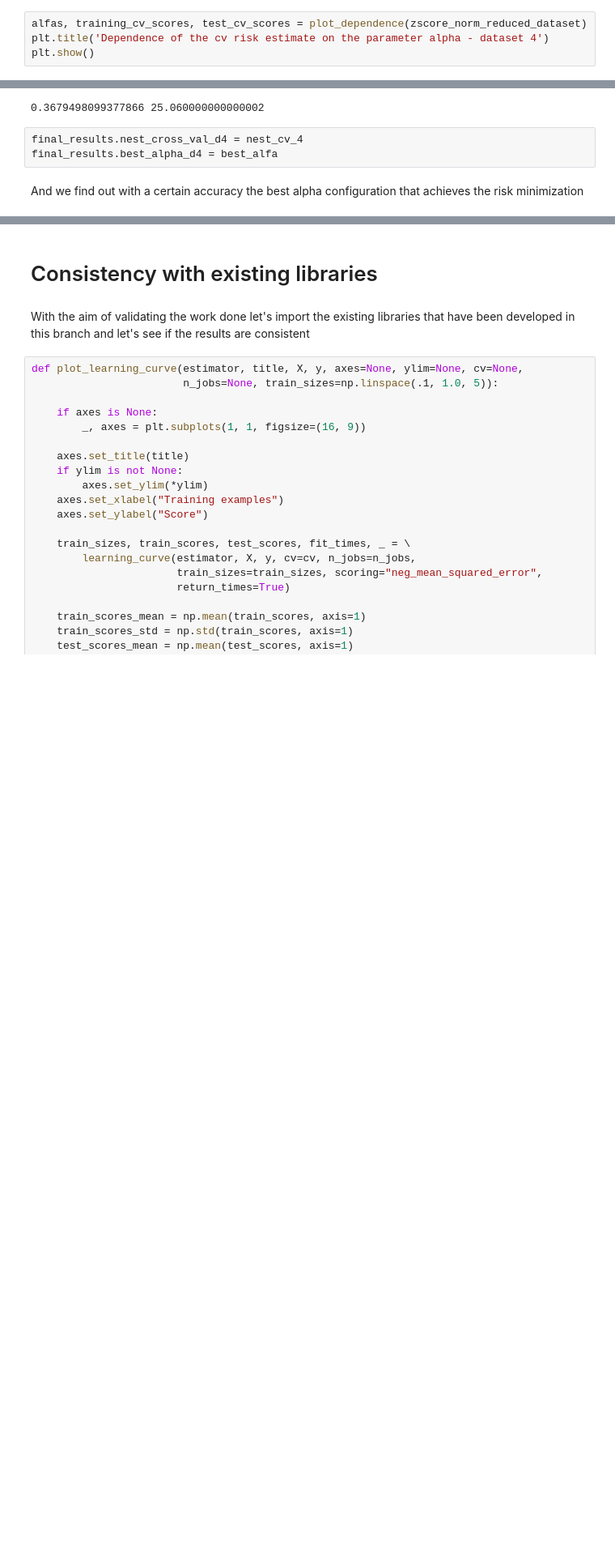
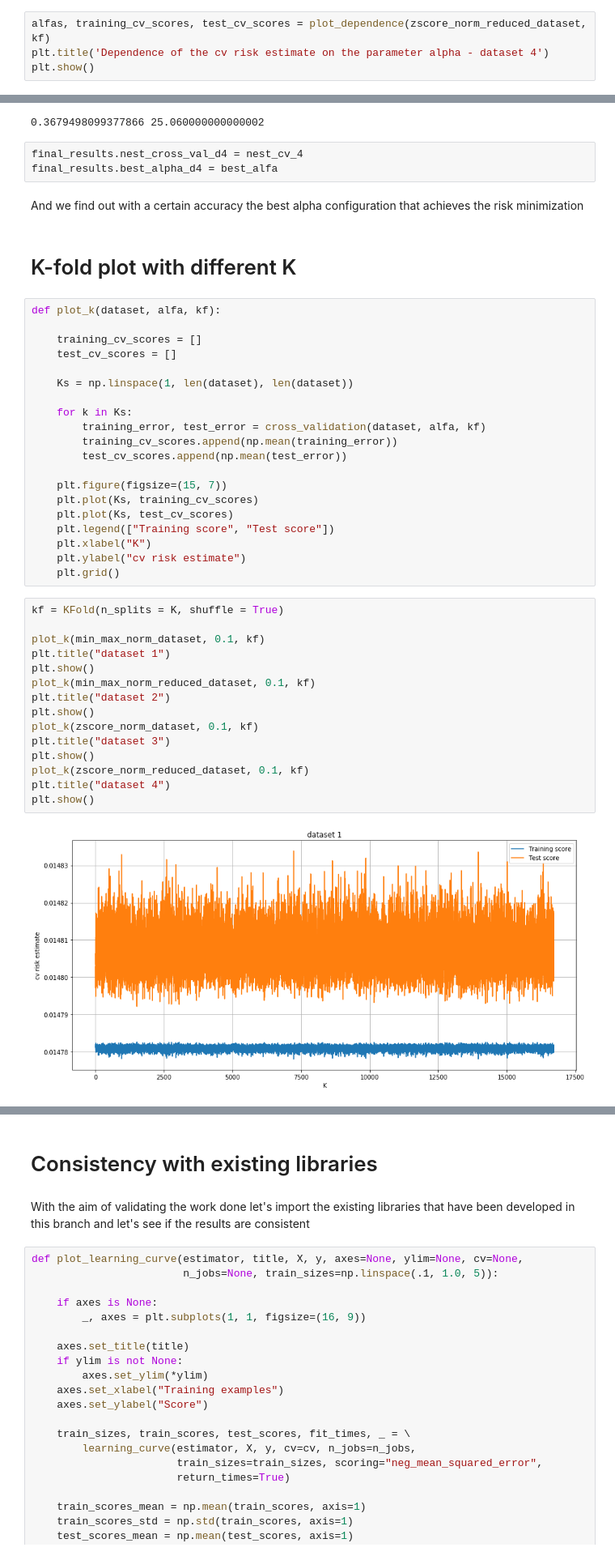
Before and after one commit to iamgiolaga/ridge-regression, a Jupyter notebook: 01_ridgeregression.ipynb, the cells around one changed output, grey strips where cells are left out. Shown at 81% size. Saved outputs shown, nothing was run; the diff lists cells and outputs as text; blank space fills up the shorter version.

```diff
--- a/01_ridgeregression.ipynb
+++ b/01_ridgeregression.ipynb
@@ -598,7 +618,7 @@ print(pearsonr(alfas, training_cv_scores)[0], pearsonr(alfas, test_cv_scores)[0]
 # %% [output]
 0.9959945946047858 0.9952275993543558
 # %%
-alfas, training_cv_scores, test_cv_scores = plot_dependence(zscore_norm_reduced_dataset)
+alfas, training_cv_scores, test_cv_scores = plot_dependence(zscore_norm_reduced_dataset, kf)
 plt.title('Dependence of the cv risk estimate on the parameter alpha - dataset 4')
 plt.show()
 # %% [output]
@@ -844,3 +864,42 @@ final_results.nest_cross_val_d4 = nest_cv_4
 final_results.best_alpha_d4 = best_alfa
 # %% [markdown]
 And we find out with a certain accuracy the best alpha configuration that achieves the risk minimization
+# %% [markdown]
+# K-fold plot with different K
+# %%
+def plot_k(dataset, alfa, kf):
+
+    training_cv_scores = []
+    test_cv_scores = []
+
+    Ks = np.linspace(1, len(dataset), len(dataset))
+
+    for k in Ks:
+        training_error, test_error = cross_validation(dataset, alfa, kf)
+        training_cv_scores.append(np.mean(training_error))
+        test_cv_scores.append(np.mean(test_error))
+
+    plt.figure(figsize=(15, 7))
+    plt.plot(Ks, training_cv_scores)
+    plt.plot(Ks, test_cv_scores)
+    plt.legend(["Training score", "Test score"])
+    plt.xlabel("K")
+    plt.ylabel("cv risk estimate")
+    plt.grid()
+# %%
+kf = KFold(n_splits = K, shuffle = True)
+
+plot_k(min_max_norm_dataset, 0.1, kf)
+plt.title("dataset 1")
+plt.show()
+plot_k(min_max_norm_reduced_dataset, 0.1, kf)
+plt.title("dataset 2")
+plt.show()
+plot_k(zscore_norm_dataset, 0.1, kf)
+plt.title("dataset 3")
+plt.show()
+plot_k(zscore_norm_reduced_dataset, 0.1, kf)
+plt.title("dataset 4")
+plt.show()
+# %% [output]
+[figure, added]
```
Also changed, not shown: parts of 8 cells of this notebook, 5 other files.
